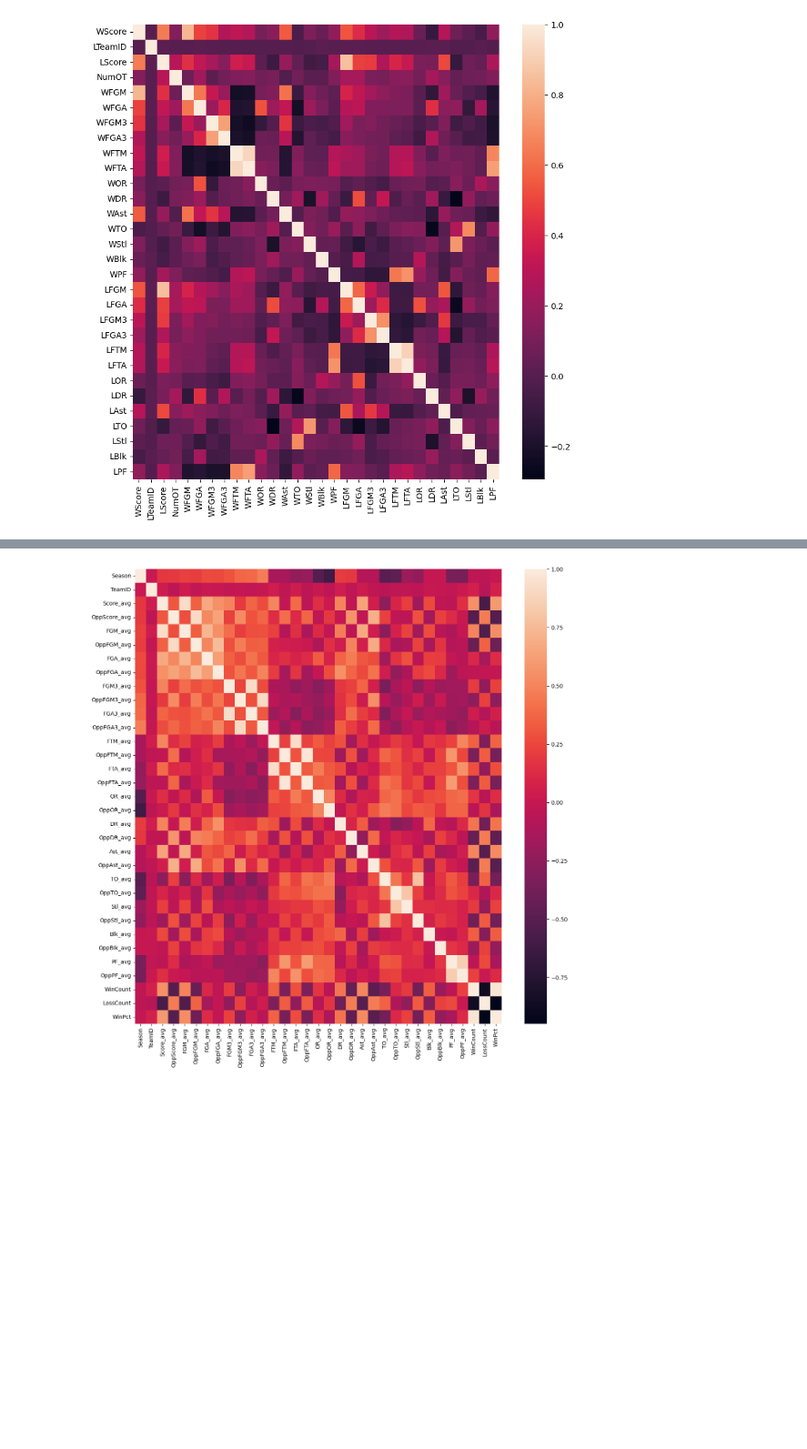
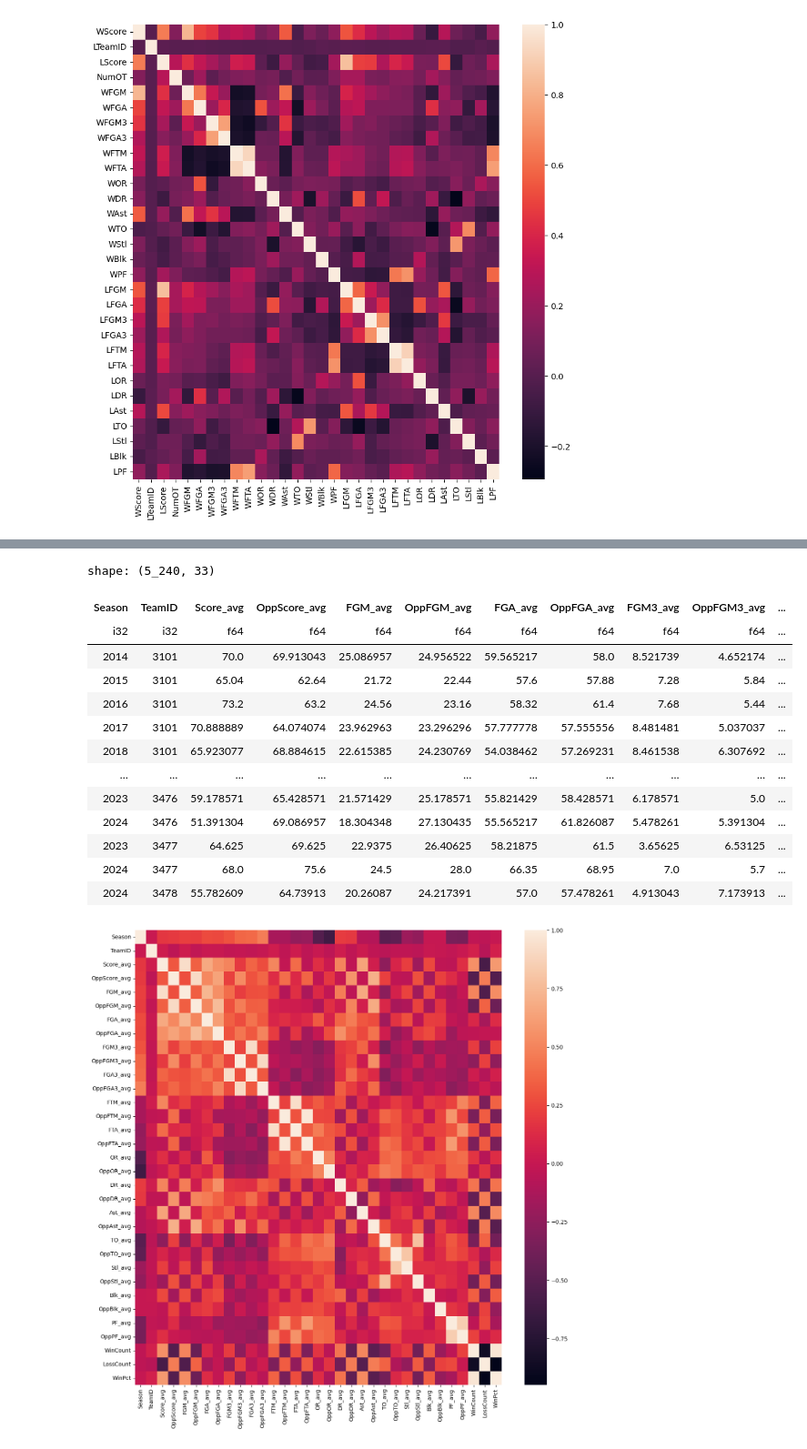
Before and after one commit to nhundo99/march_mania_24, a Jupyter notebook: season_average.ipynb, the cells around one changed output, grey strips where cells are left out. Shown: that part at 91% size. Drawn from its saved outputs; the diff is of its cells as text; code cells hidden in the pictures; blank space fills up the shorter version.

```diff
--- a/season_average.ipynb
+++ b/season_average.ipynb
@@ -443,2 +467,20 @@ final result df:  shape: (7_617, 33)
+# %%
+wSeason_averages = season_avg_df(wRegSeasonResults, 'w')
+wSeason_averages
+# %% [output]
+shape: (5_240, 33)
+| Season | TeamID | Score_avg | OppScore_avg | FGM_avg | OppFGM_avg | FGA_avg | OppFGA_avg | FGM3_avg | OppFGM3_avg | ... |
+| i32 | i32 | f64 | f64 | f64 | f64 | f64 | f64 | f64 | f64 | ... |
+| 2014 | 3101 | 70.0 | 69.913043 | 25.086957 | 24.956522 | 59.565217 | 58.0 | 8.521739 | 4.652174 | ... |
+| 2015 | 3101 | 65.04 | 62.64 | 21.72 | 22.44 | 57.6 | 57.88 | 7.28 | 5.84 | ... |
+| 2016 | 3101 | 73.2 | 63.2 | 24.56 | 23.16 | 58.32 | 61.4 | 7.68 | 5.44 | ... |
+| 2017 | 3101 | 70.888889 | 64.074074 | 23.962963 | 23.296296 | 57.777778 | 57.555556 | 8.481481 | 5.037037 | ... |
+| 2018 | 3101 | 65.923077 | 68.884615 | 22.615385 | 24.230769 | 54.038462 | 57.269231 | 8.461538 | 6.307692 | ... |
+| … | … | … | … | … | … | … | … | … | … | ... |
+| 2023 | 3476 | 59.178571 | 65.428571 | 21.571429 | 25.178571 | 55.821429 | 58.428571 | 6.178571 | 5.0 | ... |
+| 2024 | 3476 | 51.391304 | 69.086957 | 18.304348 | 27.130435 | 55.565217 | 61.826087 | 5.478261 | 5.391304 | ... |
+| 2023 | 3477 | 64.625 | 69.625 | 22.9375 | 26.40625 | 58.21875 | 61.5 | 3.65625 | 6.53125 | ... |
+| 2024 | 3477 | 68.0 | 75.6 | 24.5 | 28.0 | 66.35 | 68.95 | 7.0 | 5.7 | ... |
+| 2024 | 3478 | 55.782609 | 64.73913 | 20.26087 | 24.217391 | 57.0 | 57.478261 | 4.913043 | 7.173913 | ... |
 # %%
 fig = plt.figure(figsize=(15,15))
```
Also changed, not shown: parts of 7 cells of this notebook.
